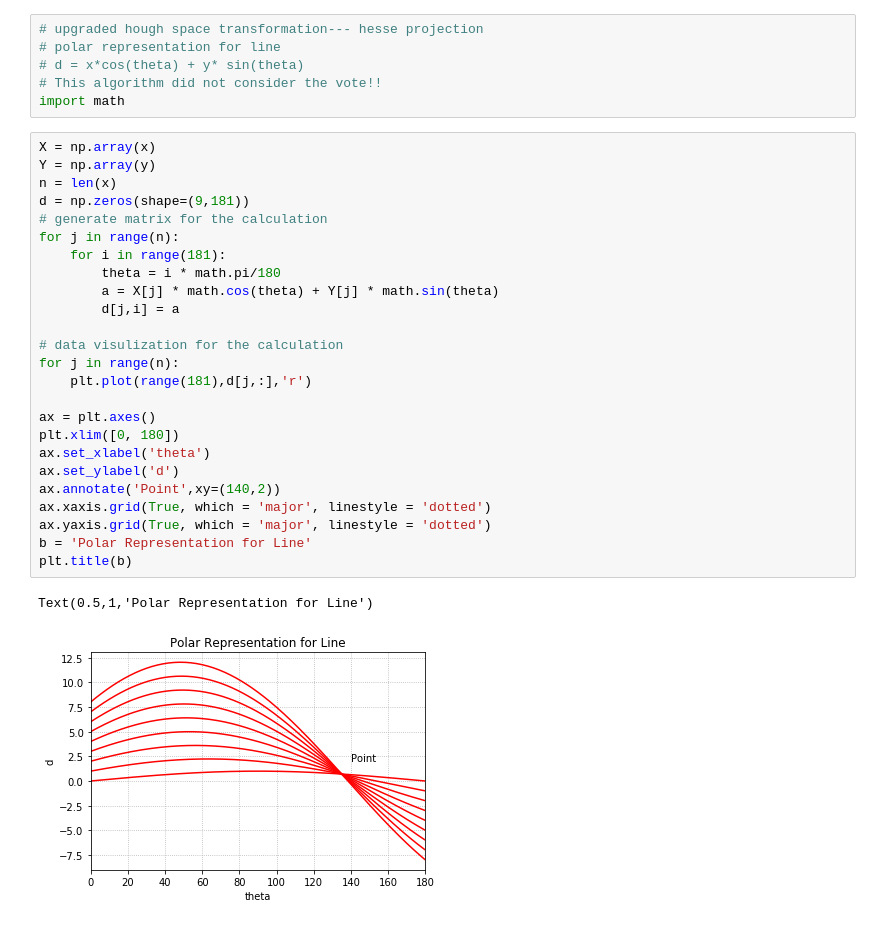
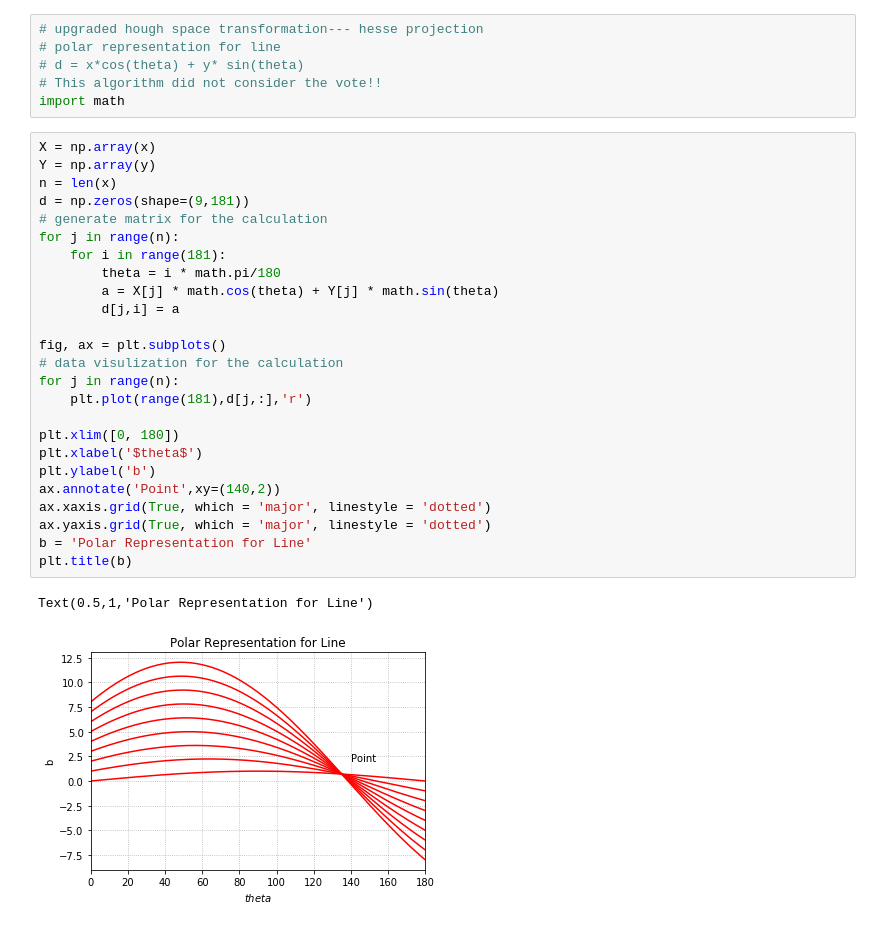
Before and after one commit to rui-ren/Simultaneous-Localization-and-Mapping, a Jupyter notebook: Hough Space Transformation.ipynb, the cells around one changed output. Saved outputs shown, nothing was run; the diff lists cells and outputs as text.

```diff
--- a/Hough Space Transformation.ipynb
+++ b/Hough Space Transformation.ipynb
@@ -67,28 +61,28 @@ import math
 # %%
 X = np.array(x)
 Y = np.array(y)
 n = len(x)
 d = np.zeros(shape=(9,181))
 # generate matrix for the calculation
 for j in range(n):
     for i in range(181):
         theta = i * math.pi/180
         a = X[j] * math.cos(theta) + Y[j] * math.sin(theta)
         d[j,i] = a
 
+fig, ax = plt.subplots()
 # data visulization for the calculation
 for j in range(n):
     plt.plot(range(181),d[j,:],'r')
 
-ax = plt.axes()
 plt.xlim([0, 180])
-ax.set_xlabel('theta')
-ax.set_ylabel('d')
+plt.xlabel('$theta$')
+plt.ylabel('b')
 ax.annotate('Point',xy=(140,2))
 ax.xaxis.grid(True, which = 'major', linestyle = 'dotted')
 ax.yaxis.grid(True, which = 'major', linestyle = 'dotted')
 b = 'Polar Representation for Line'
 plt.title(b)
 # %% [output]
 Text(0.5,1,'Polar Representation for Line')
-[figure, old version]
+[figure, new version]
```
Also changed, not shown: parts of 2 cells of this notebook.
